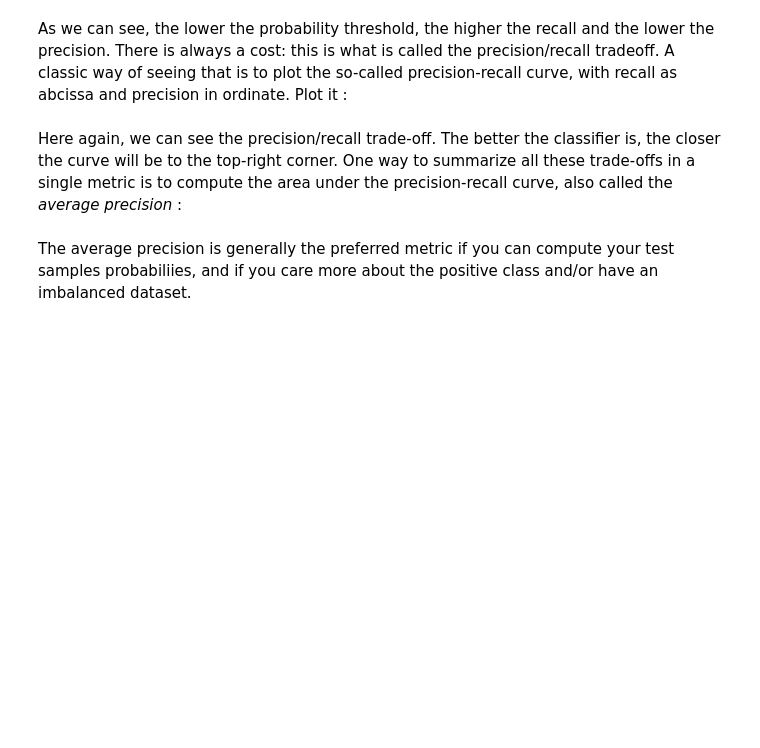
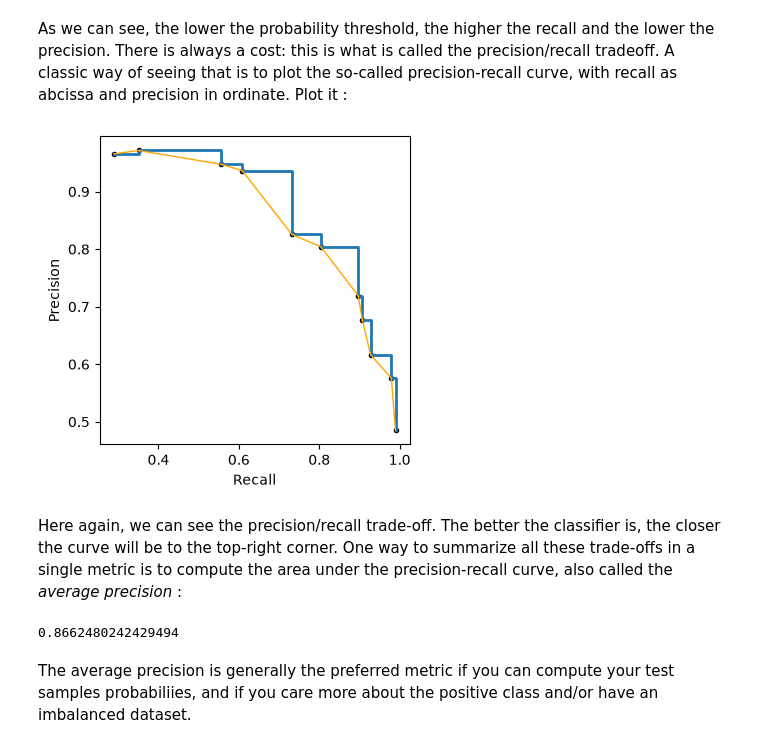
Before and after one commit to laumxt/ML-2, a Jupyter notebook: ML2.1_classification_intro/notebooks/Machine_Learning_2.1_Classification.ipynb, the cells around one changed output. Cells and saved outputs as stored; diff of their text form; code cells hidden in the pictures; blank space fills up the shorter version.

```diff
--- a/ML2.1_classification_intro/notebooks/Machine_Learning_2.1_Classification.ipynb
+++ b/ML2.1_classification_intro/notebooks/Machine_Learning_2.1_Classification.ipynb
@@ -149,14 +200,15 @@ Let's now separate the features from the classes in an $X$ and $y$ variables:
 # %%
 #TO FILL
 #Separate features and target
-y =
-X =
+y = dataset_dummies['target']
+X = dataset_dummies.drop(columns='target')
 # %% [markdown]
 We've also said that we should center and scale our continuous variables to avoid biasing the classification model, use the *StandardScaler* class from scikit-learn to do so, after splitting the data set between train and test, to fit the scaler on the train set only :
 # %%
 from sklearn.preprocessing import StandardScaler
 from sklearn.model_selection import train_test_split
-
+from sklearn.compose import ColumnTransformer
+from sklearn.pipeline import Pipeline
 #Split with a 30% test set, we stratify so that we have the same rate of positives
 #in the training and test sets (as well as the same sex ratio, it will be useful at the end of the notebook)
 X_train, X_test, y_train, y_test = train_test_split(X, y, random_state = 41,
@@ -165,8 +217,11 @@ X_train, X_test, y_train, y_test = train_test_split(X, y, random_state = 41,
 
 #Scaling continuous variables
 #TOFILL
-X_train_scaled =
-X_test_scaled =
+
+preprocessor = ColumnTransformer([('num', StandardScaler(), continuous_features)], remainder='passthrough')
+
+X_train_scaled = preprocessor.fit_transform(X_train)
+X_test_scaled = preprocessor.transform(X_test)
 # %% [markdown]
 Fill the memo.txt file to answer the following question:
 
@@ -295,17 +437,25 @@ def plot_precision_recall_vs_threshold(precisions, recalls, thresholds):
 As we can see, the lower the probability threshold, the higher the recall and the lower the precision. There is always a cost: this is what is called the precision/recall tradeoff. A classic way of seeing that is to plot the so-called precision-recall curve, with recall as abcissa and precision in ordinate. Plot it :
 # %%
 def plot_precision_recall_curve(precisions, recalls):
+    plt.figure(figsize=(4,4))
     plt.step(recalls, precisions, linewidth=2)
+    plt.scatter(recalls, precisions, linewidth=2,s=4, color='k')
+    plt.plot(recalls, precisions, linewidth=1, color='orange')
     plt.xlabel('Recall')
     plt.ylabel('Precision')
 
 #TOFILL
+plot_precision_recall_curve(precision,recall)
+# %% [output]
+[figure, added]
 # %% [markdown]
 Here again, we can see the precision/recall trade-off. The better the classifier is, the closer the curve will be to the top-right corner. One way to summarize all these trade-offs in a single metric is to compute the area under the precision-recall curve, also called the *average precision* :
 # %%
 from sklearn.metrics import average_precision_score
-
+average_precision_score(y_train, y_cv_proba[:,1])
 #TOFILL
+# %% [output]
+0.8662480242429494
 # %% [markdown]
 The average precision is generally the preferred metric if you can compute your test samples probabiliies, and if you care more about the positive class and/or have an imbalanced dataset.
 # %% [markdown]
```
Also changed, not shown: parts of 44 cells of this notebook, 1 other file.
